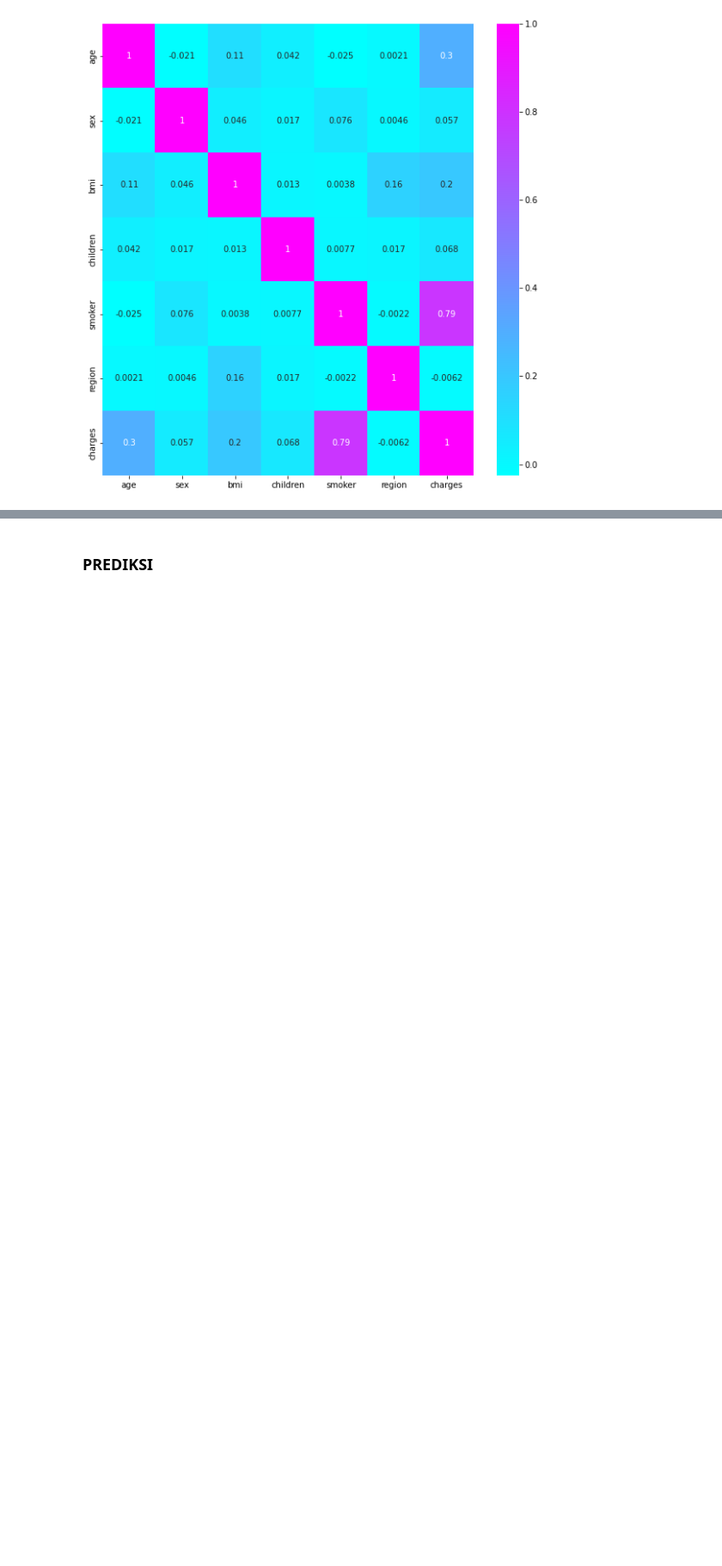
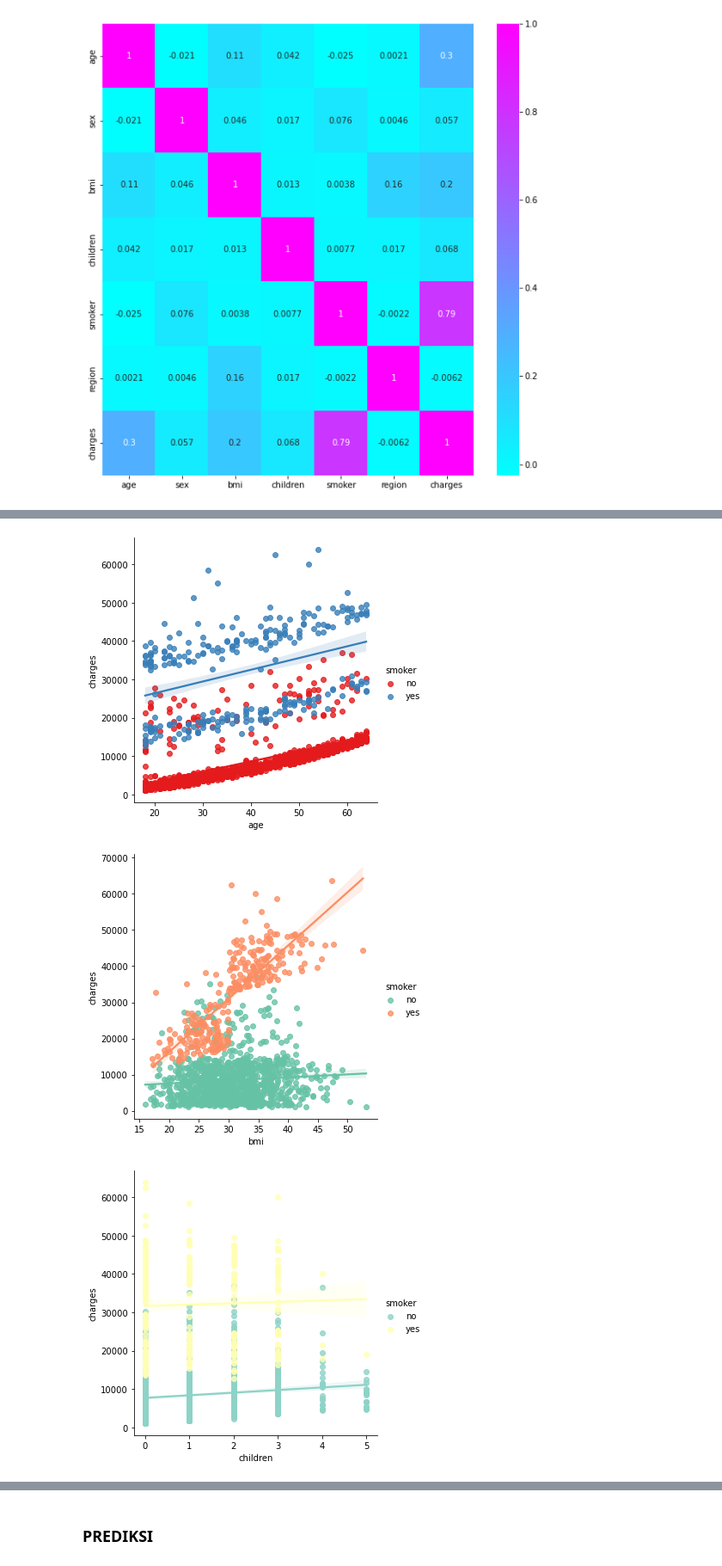
Before and after one commit to dwiahmaddzul/OJTBISAAIJanuari2022, a Jupyter notebook: Project - Linear Regression/Dwi Ahmad Dzulhijjah _ Linear Regression.ipynb, the cells around one changed output, grey strips where cells are left out. Shown: that part at 86% size. Drawn from its saved outputs; the diff is of its cells as text; code cells hidden in the pictures; blank space fills up the shorter version.

```diff
--- a/Project - Linear Regression/Dwi Ahmad Dzulhijjah _ Linear Regression.ipynb
+++ b/Project - Linear Regression/Dwi Ahmad Dzulhijjah _ Linear Regression.ipynb
@@ -100,0 +146,8 @@ ax = sns.heatmap(df.corr(), annot=True, cmap='cool')
+# %%
+ax = sns.lmplot(x = 'age', y = 'charges', data=df, hue='smoker', palette='Set1')
+ax = sns.lmplot(x = 'bmi', y = 'charges', data=df, hue='smoker', palette='Set2')
+ax = sns.lmplot(x = 'children', y = 'charges', data=df, hue='smoker', palette='Set3')
+# %% [output]
+[figure, added]
+[figure, added]
+[figure, added]
```
Also changed, not shown: parts of 28 cells of this notebook, 18 other files.
